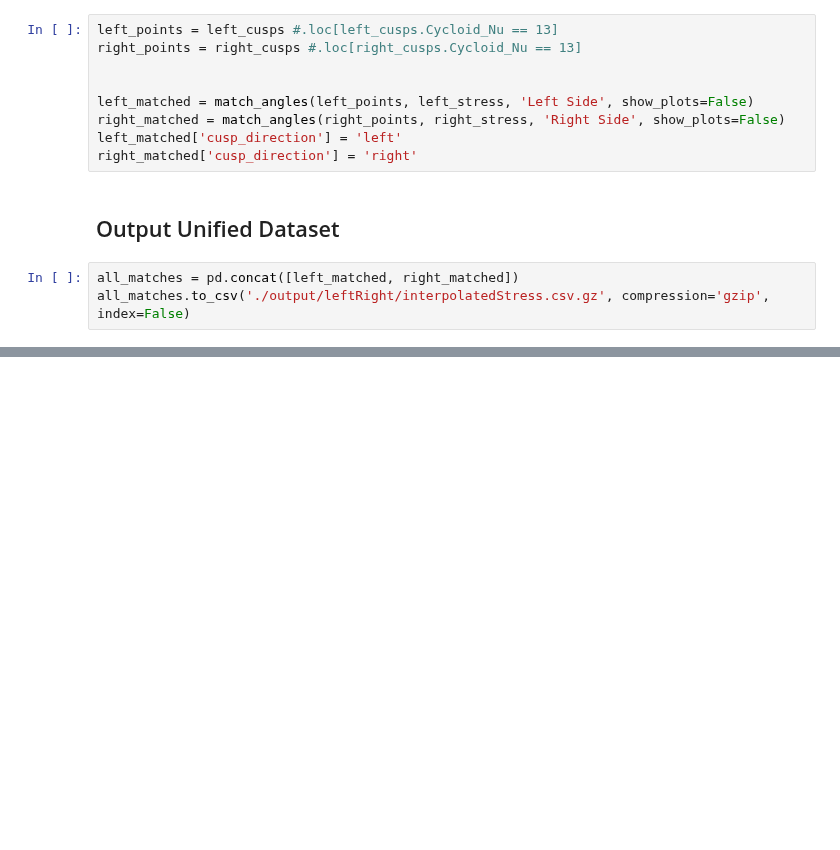
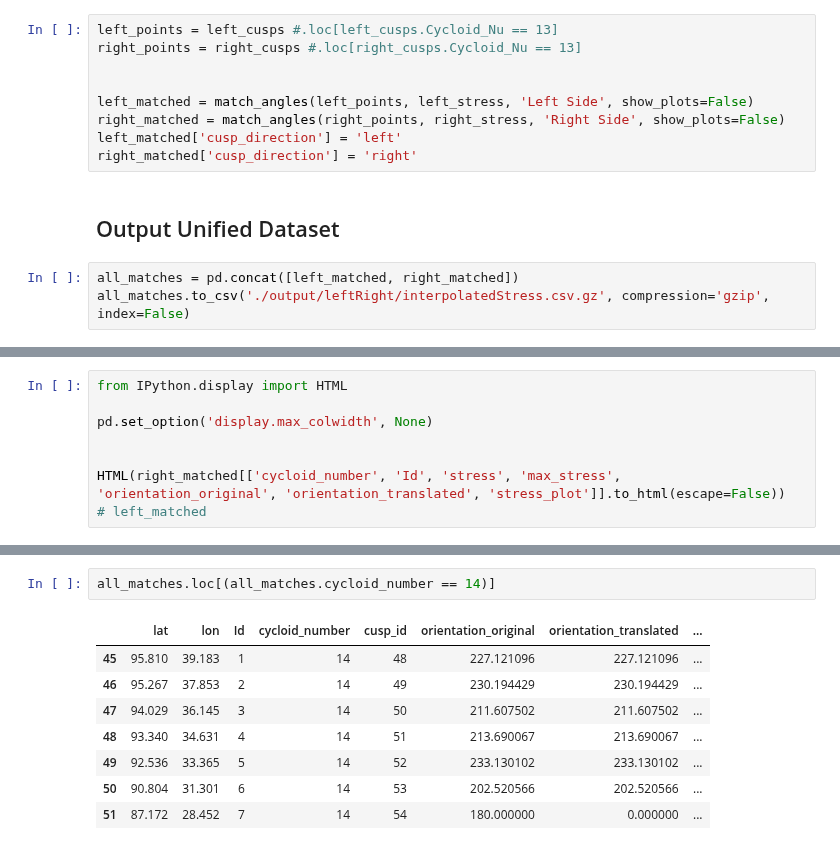
Before and after one commit to ssajous/europa-cycloids, a Jupyter notebook: src/Analyze Cusps.ipynb, the cells around one changed output, grey strips where cells are left out. Drawn from its saved outputs; the diff is of its cells as text; blank space fills up the shorter version.

```diff
--- a/src/Analyze Cusps.ipynb
+++ b/src/Analyze Cusps.ipynb
@@ -108,0 +143,8 @@ all_matches.to_csv('./output/leftRight/interpolatedStress.csv.gz', compression='
+# %%
+from IPython.display import HTML
+
+pd.set_option('display.max_colwidth', None)
+
+
+HTML(right_matched[['cycloid_number', 'Id', 'stress', 'max_stress', 'orientation_original', 'orientation_translated', 'stress_plot']].to_html(escape=False))
+# left_matched
@@ -108,0 +153,11 @@ all_matches.to_csv('./output/leftRight/interpolatedStress.csv.gz', compression='
+# %%
+all_matches.loc[(all_matches.cycloid_number == 14)]
+# %% [output]
+|  | lat | lon | Id | cycloid_number | cusp_id | orientation_original | orientation_translated | ... |
+| 45 | 95.810 | 39.183 | 1 | 14 | 48 | 227.121096 | 227.121096 | ... |
+| 46 | 95.267 | 37.853 | 2 | 14 | 49 | 230.194429 | 230.194429 | ... |
+| 47 | 94.029 | 36.145 | 3 | 14 | 50 | 211.607502 | 211.607502 | ... |
+| 48 | 93.340 | 34.631 | 4 | 14 | 51 | 213.690067 | 213.690067 | ... |
+| 49 | 92.536 | 33.365 | 5 | 14 | 52 | 233.130102 | 233.130102 | ... |
+| 50 | 90.804 | 31.301 | 6 | 14 | 53 | 202.520566 | 202.520566 | ... |
+| 51 | 87.172 | 28.452 | 7 | 14 | 54 | 180.000000 | 0.000000 | ... |
```
Also changed, not shown: parts of 3 cells of this notebook, 2 other files.
